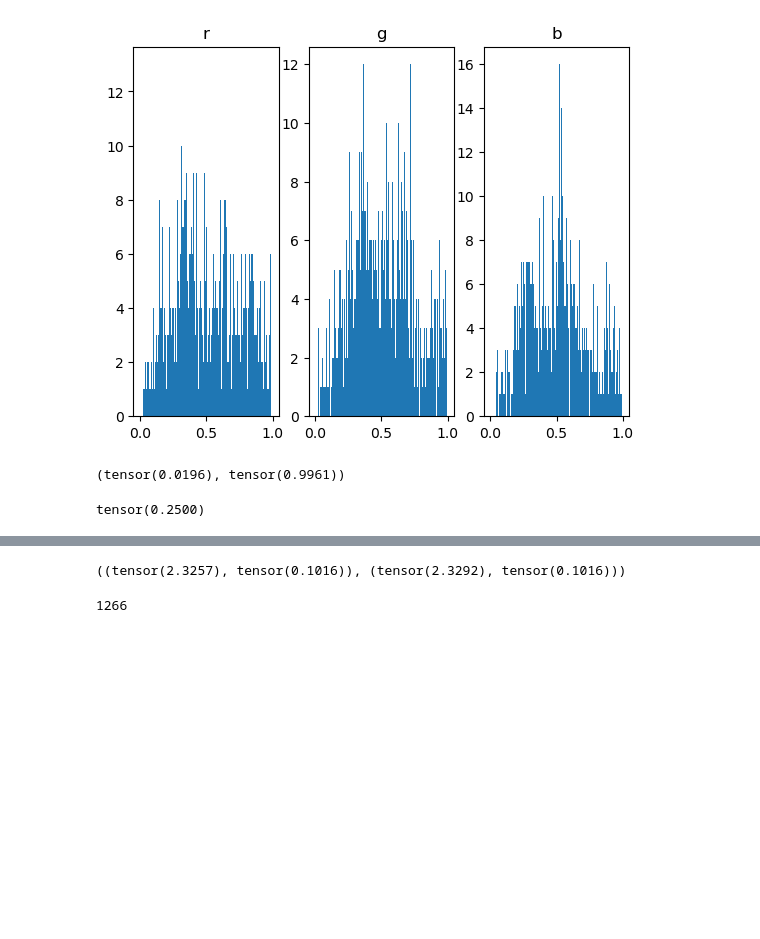
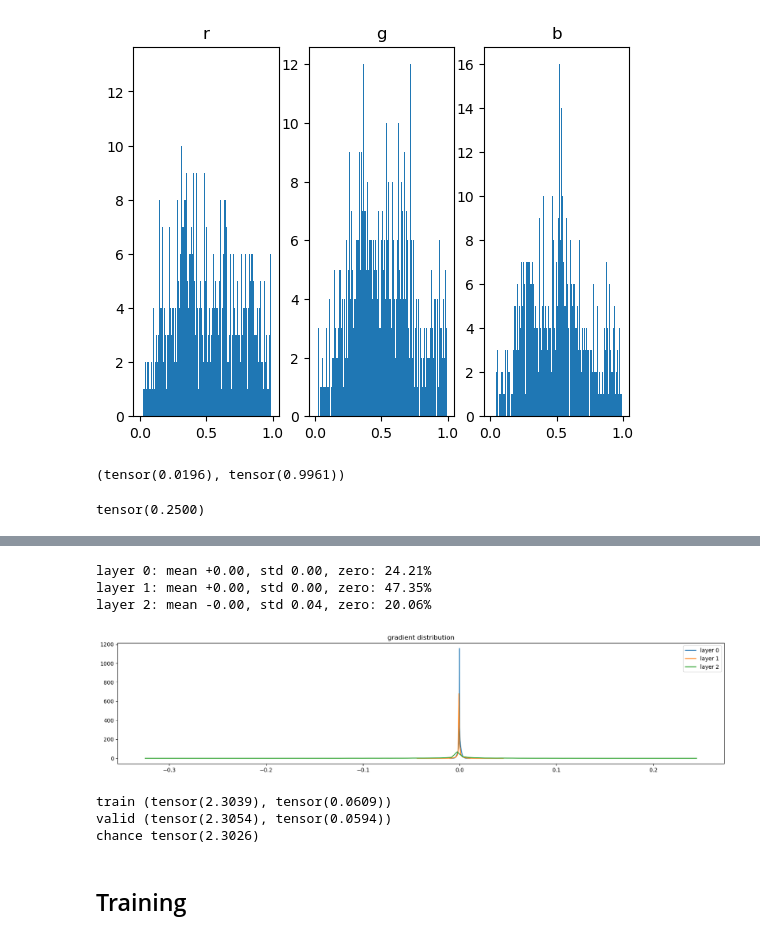
Before and after one commit to stkao05/cs231, a Jupyter notebook: cifar.ipynb, the cells around one changed output, grey strips where cells are left out. Drawn from its saved outputs; the diff is of its cells as text; code cells hidden in the pictures; blank space fills up the shorter version.

```diff
--- a/cifar.ipynb
+++ b/cifar.ipynb
@@ -81,14 +57,14 @@ len(train_ds), len(valid_ds)
 # %%
 @torch.no_grad()
-def eval_split(split, samples=None):
+def eval_split(split, model, samples=None):
     batch_size = 256
     ds = train_ds if split == "train" else valid_ds
-    dl = torch.utils.data.DataLoader(ds, batch_size=256, shuffle=True)
+    dl = torch.utils.data.DataLoader(ds, batch_size=256, shuffle=True, generator=torch.Generator())
     lossi = []
     acci = []
 
     for i, (xb, yb) in enumerate(dl):
-        logits = forward(xb)
+        logits = model(xb)
         loss = torch.nn.functional.cross_entropy(logits, yb)
         lossi.append(loss.item())
 
@@ -104,11 +251,29 @@ def eval_split(split, samples=None):
+# %%
+plt.figure(figsize=(20, 4))
+legends = []
+layers = [model.linear1, model.linear2, model.linear3]
+
+for i, l in enumerate(layers):
+    t = l.weight.grad
+    print('layer %d: mean %+.2f, std %.2f, zero: %.2f%%' % (i, t.mean(), t.std(), (t.abs() < 0.0001).float().mean()*100))
+    hy, hx = torch.histogram(t, density=True)
+    plt.plot(hx[:-1].detach(), hy.detach())
+    legends.append(f'layer {i}')
+
+plt.legend(legends);
+plt.title('gradient distribution');
+# %% [output]
+layer 0: mean +0.00, std 0.00, zero: 24.21%
+layer 1: mean +0.00, std 0.00, zero: 47.35%
+layer 2: mean -0.00, std 0.04, zero: 20.06%
+[figure, added]
 # %%
-eval_split("train", samples=1000), eval_split("valid_ds", samples=1000)
+print("train", eval_split("train", model, samples=1000))
+print("valid", eval_split("valid", model, samples=1000))
+print("chance", -torch.tensor(1/10).log())
 # %% [output]
-((tensor(2.3257), tensor(0.1016)), (tensor(2.3292), tensor(0.1016)))
+train (tensor(2.3039), tensor(0.0609))
+valid (tensor(2.3054), tensor(0.0594))
+chance tensor(2.3026)
-# %%
-
-dl = torch.utils.data.DataLoader(train_ds, batch_size=32)
-n = len(dl)
-n
-# %% [output]
-1266
+# %% [markdown]
+## Training
```
Also changed, not shown: parts of 18 cells of this notebook.
